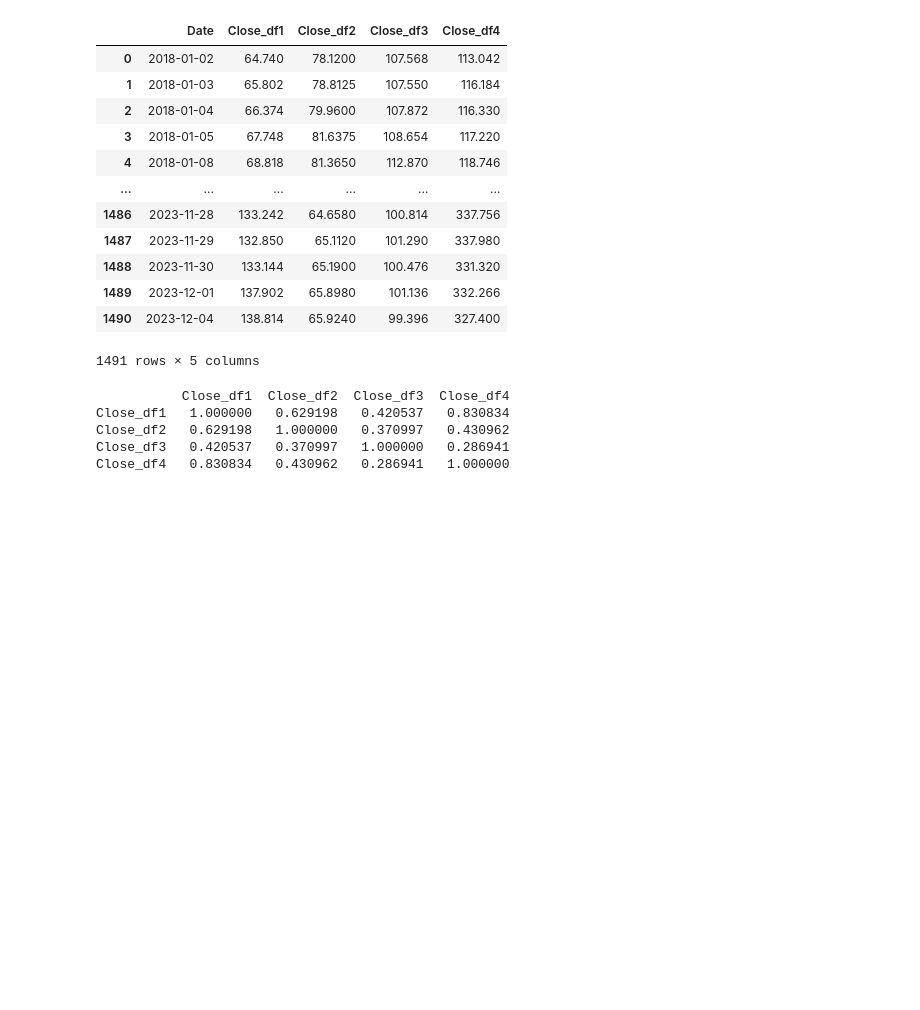
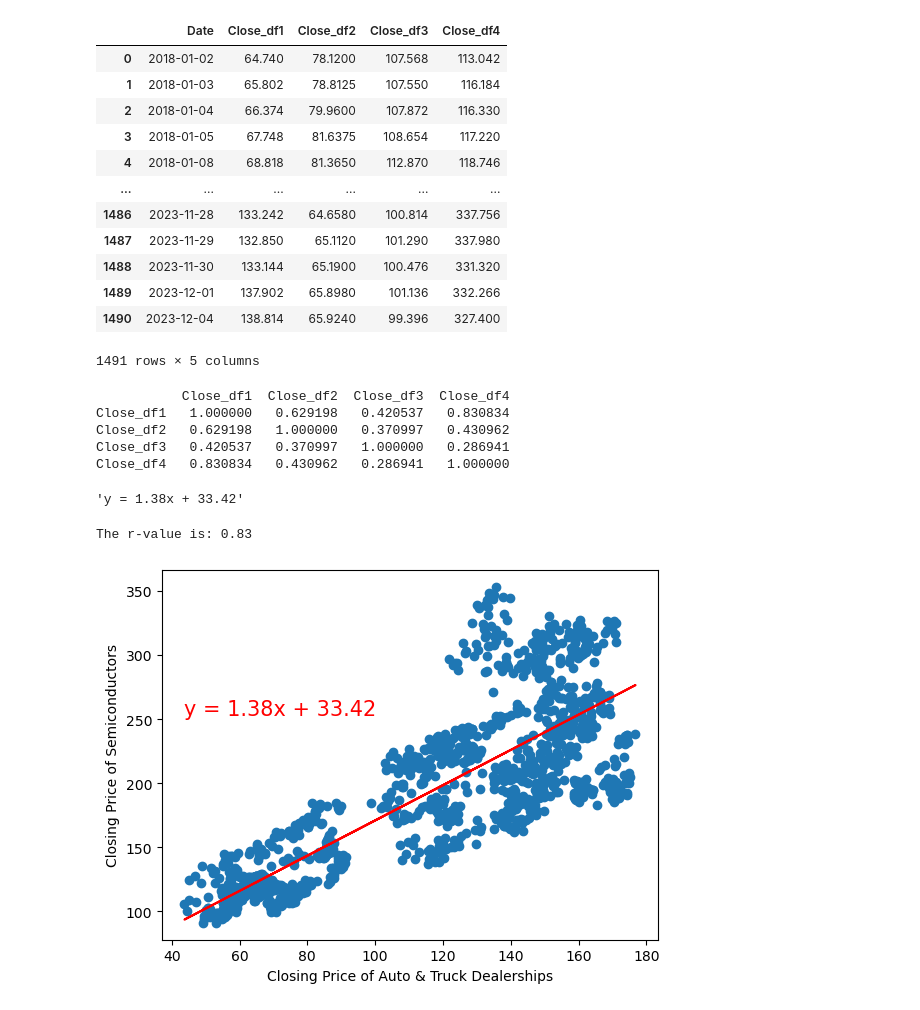
Before and after one commit to alisonands/Stock-Analysis, a Jupyter notebook: Automotive/auto_analysis.ipynb, the cells around one changed output. Saved outputs shown, nothing was run; the diff lists cells and outputs as text; code cells hidden in the pictures; blank space fills up the shorter version.

Commit message:
sem_dealers_corr

```diff
--- a/Automotive/auto_analysis.ipynb
+++ b/Automotive/auto_analysis.ipynb
@@ -101,10 +101,24 @@ Close_df2   0.629198   1.000000   0.370997   0.430962
 Close_df3   0.420537   0.370997   1.000000   0.286941
 Close_df4   0.830834   0.430962   0.286941   1.000000
 # %%
-# df1 = filter for industry 1
-# df2 = filter for industry 2
-# group df1  by date, average by close
-# group df2 by date, average by close
-# merge df1, df2 on date
-# dropna on empty any
-# corr or linregress
+slope, intercept, rvalue, pvalue, stderr = st.linregress(merged_df['Close_df1'], merged_df['Close_df4'])
+# %%
+line_eq = f"y = {slope:.2f}x + {intercept:.2f}"
+line_eq
+# %% [output]
+'y = 1.38x + 33.42'
+# %%
+regressed_values = (slope * merged_df['Close_df1']) + intercept
+# %%
+x_axis = merged_df['Close_df1']
+y_axis = merged_df['Close_df4']
+plt.scatter(x_axis, y_axis)
+plt.plot(x_axis, regressed_values, color='r')
+plt.annotate(line_eq, (min(x_axis), max(y_axis)-100), fontsize=15, color='red')
+plt.xlabel("Closing Price of Auto & Truck Dealerships")
+plt.ylabel("Closing Price of Semiconductors")
+correlation_coefficient = f'The r-value is: {rvalue:.2f}'
+print(correlation_coefficient)
+# %% [output]
+The r-value is: 0.83
+[figure, added]
```
